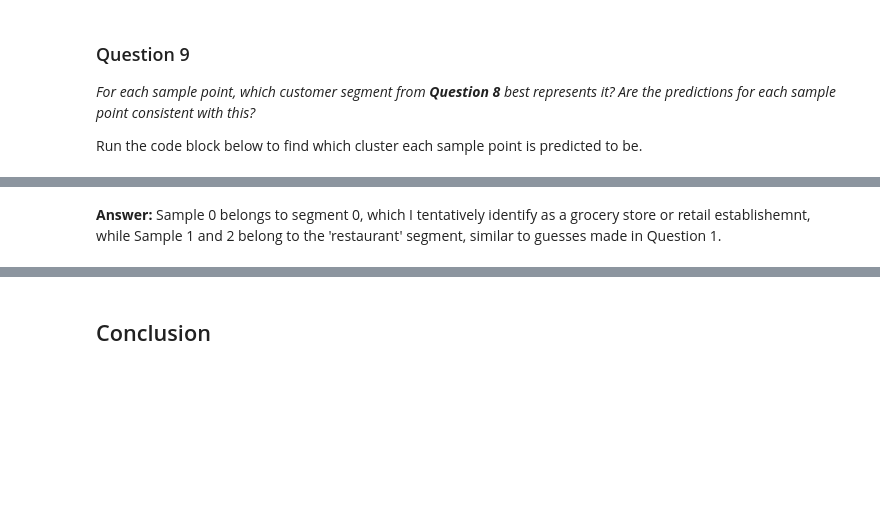
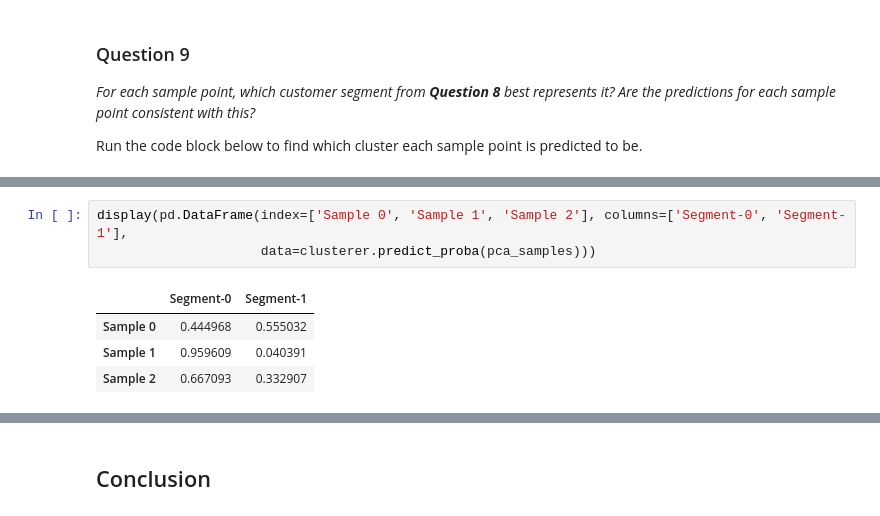
Before and after one commit to erk52/machine-learning, a Jupyter notebook: projects/customer_segments/customer_segments.ipynb, the cells around one changed output, grey strips where cells are left out. Drawn from its saved outputs; the diff is of its cells as text; blank space fills up the shorter version.

```diff
--- a/projects/customer_segments/customer_segments.ipynb
+++ b/projects/customer_segments/customer_segments.ipynb
@@ -529,2 +569,8 @@ Sample point 2 predicted to be in Cluster 1
-# %% [markdown]
-**Answer:** Sample 0 belongs to segment 0, which I tentatively identify as a grocery store or retail establishemnt, while Sample 1 and 2 belong to the 'restaurant' segment, similar to guesses made in Question 1.
+# %%
+display(pd.DataFrame(index=['Sample 0', 'Sample 1', 'Sample 2'], columns=['Segment-0', 'Segment-1'],
+                     data=clusterer.predict_proba(pca_samples)))
+# %% [output]
+|  | Segment-0 | Segment-1 |
+| Sample 0 | 0.444968 | 0.555032 |
+| Sample 1 | 0.959609 | 0.040391 |
+| Sample 2 | 0.667093 | 0.332907 |
```
Also changed, not shown: parts of 10 cells of this notebook, 1 other file.
